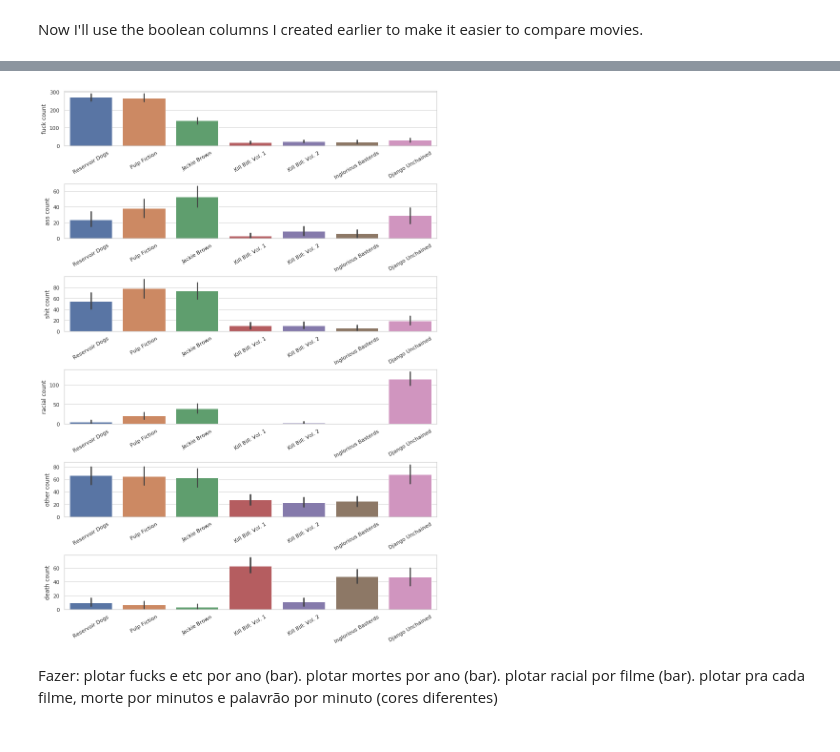
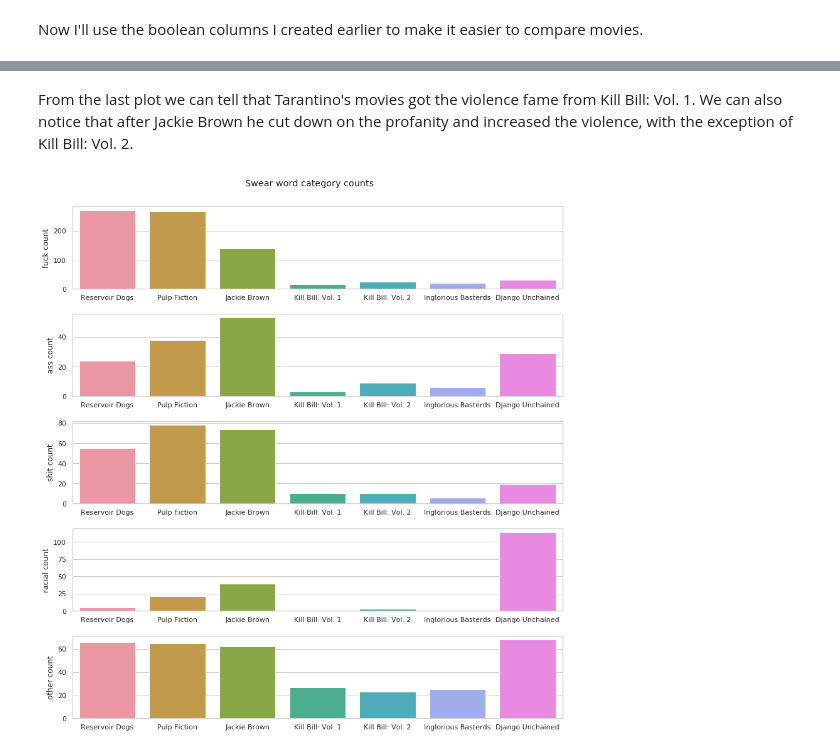
Before and after one commit to cellinebutuem/tarantino-cursing-visualization, a Jupyter notebook: tarantino-visual.ipynb, the cells around one changed output, grey strips where cells are left out. Saved outputs shown, nothing was run; the diff lists cells and outputs as text; code cells hidden in the pictures.

```diff
--- a/tarantino-visual.ipynb
+++ b/tarantino-visual.ipynb
@@ -115,7 +115,8 @@ data['ass'] = ['ass' in w for w in data.word]
 data['shit'] = ['shit' in w for w in data.word]
 racial = ['japs', 'jew (verb)', 'n-word ', 'negro']
 data['racial'] = [w in racial for w in data.word]
-data['death']=[w == 'death' for w in data.type]
+data['death'] = [w == 'death' for w in data.type]
+data['swearing'] = [w == 'word' for w in data.type]
 data['other']=data.word
 for i in range(len(data.word)):
     data['other'][i] = not( data.death[i]+data.fuck[i]+data.ass[i]+data.racial[i]+data.shit[i] )
@@ -140,7 +141,7 @@ Now that the data looks like this, I'll start with a few plots. The next plot is
 # %%
 data.word.replace({'NaN':np.nan},inplace=True) # for plotting purposes
-sns.set(style='whitegrid', context='notebook')
-fig, m = plt.subplots(7, 1, figsize=(14, 20), sharex=False)
+sns.set(style='whitegrid', context='notebook', palette='RdBu')
+fig, m = plt.subplots(7, 1, figsize=(16, 20), sharex=False)
 plt.subplots_adjust(hspace = 0.7)
 movies = data.movie.unique()
 x = [data.word[(data.movie == m)] for m in movies]
@@ -155,2 +156,13 @@ for i in range(7):
 # %% [markdown]
 Now I'll use the boolean columns I created earlier to make it easier to compare movies.
+# %%
+data_bool = data[['movie','fuck', 'ass', 'shit', 'racial', 'other', 'death', 'swearing']]
+
+fig2, m2 = plt.subplots(2, 1, figsize=(14, 6), sharex=True)
+fig2.suptitle('Death and swearing counts per movie')
+#fig2.subplots_adjust(hspace = 0.3)
+cols2 = ['death', 'swearing']
+for i in range(2):
+    m2[i] = sns.barplot(x='movie', y=cols2[i], data=data_bool, ax=m2[i], estimator=sum, ci=None)
+    m2[i].set_ylabel(cols2[i]+' count')
+    m2[i].set_xlabel('')
@@ -157,16 +171,13 @@ Now I'll use the boolean columns I created earlier to make it easier to compare
+# %% [markdown]
+From the last plot we can tell that Tarantino's movies got the violence fame from Kill Bill: Vol. 1. We can also notice that after Jackie Brown he cut down on the profanity and increased the violence, with the exception of Kill Bill: Vol. 2.
 # %%
-data_bool = data[['movie','fuck', 'ass', 'shit', 'racial', 'other', 'death']]
-
-sns.set(style='whitegrid', context='notebook')
-fig1, m1 = plt.subplots(6, 1, figsize=(14, 20), sharex=False)
-plt.subplots_adjust(hspace = 0.7)
-cols = ['fuck', 'ass', 'shit', 'racial', 'other', 'death']
-for i in range(6):
-    m1[i] = sns.barplot(x='movie', y=cols[i], data=data_bool, ax=m1[i], estimator=sum)
-    m1[i].set_xticklabels(m1[i].get_xticklabels(), rotation=30)
+fig1, m1 = plt.subplots(5, 1, figsize=(14, 15), sharex=False)
+fig1.suptitle('Swear word category counts', y=0.92)
+cols = ['fuck', 'ass', 'shit', 'racial', 'other']
+fig1.subplots_adjust(hspace = 0.3)
+for i in range(5):
+    m1[i] = sns.barplot(x='movie', y=cols[i], data=data_bool, ax=m1[i], estimator=sum, ci=None)
     m1[i].set_ylabel(cols[i]+' count')
     m1[i].set_xlabel('')
 # %% [output]
-[figure, old version]
+[figure, new version]
-# %% [markdown]
-Fazer: plotar fucks e etc por ano (bar). plotar mortes por ano (bar). plotar racial por filme (bar). plotar pra cada filme, morte por minutos e palavrão por minuto (cores diferentes)
```
Also changed, not shown: parts of 11 cells of this notebook.
